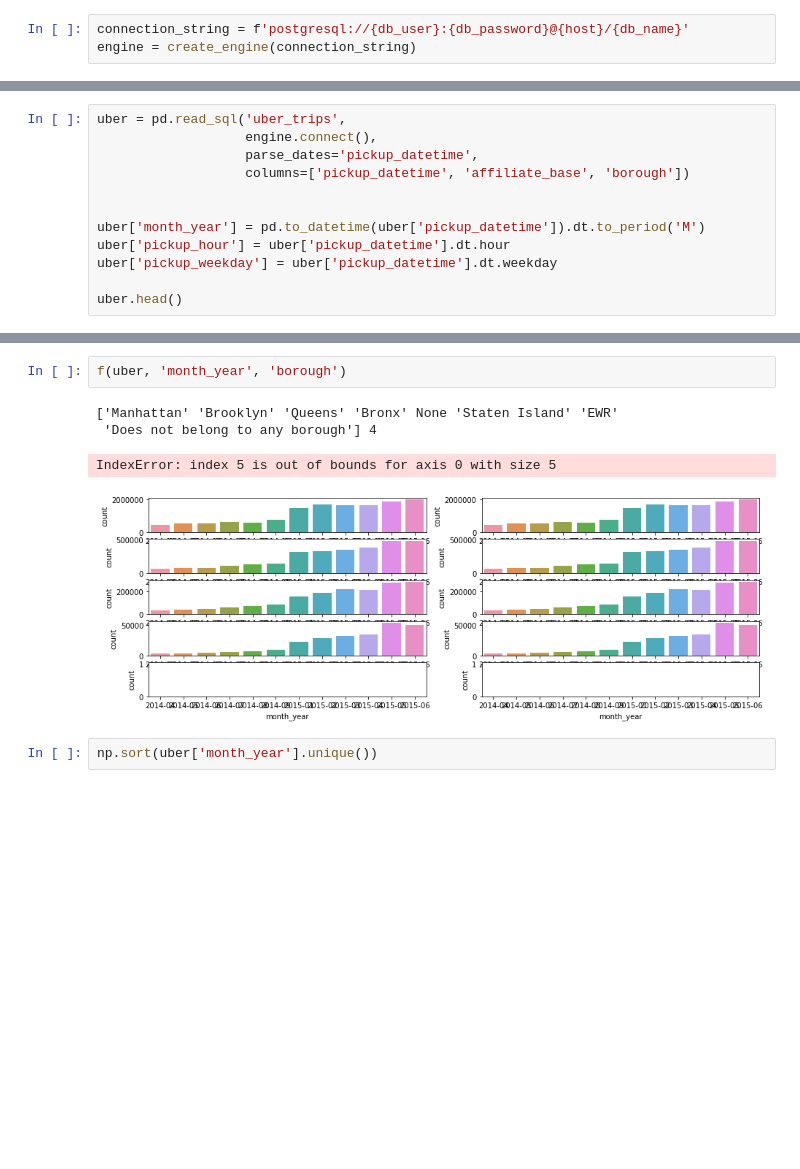
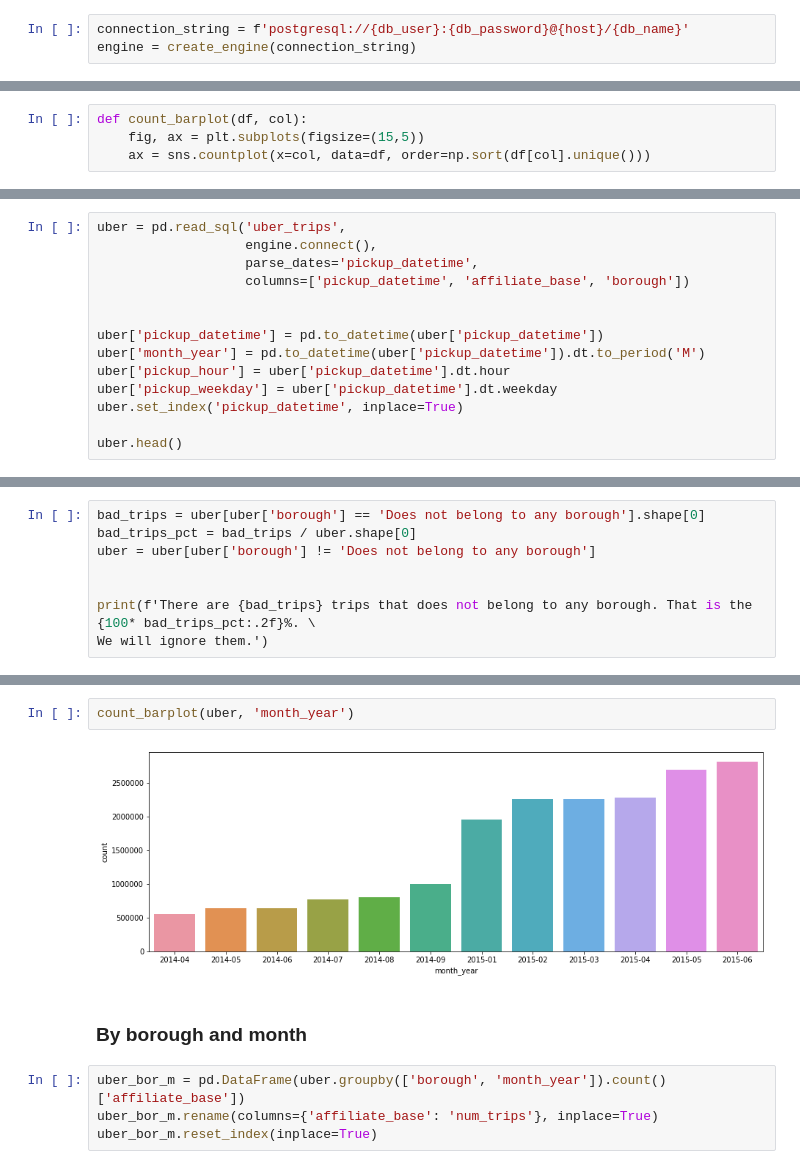
Before and after one commit to hec10r/DS4A_datathon, a Jupyter notebook: Notebooks/final.ipynb, the cells around one changed output, grey strips where cells are left out. Cells and saved outputs as stored; diff of their text form; blank space fills up the shorter version.

Commit message:
Update final with uber info

```diff
--- a/Notebooks/final.ipynb
+++ b/Notebooks/final.ipynb
@@ -15,0 +18,4 @@ engine = create_engine(connection_string)
+# %%
+def count_barplot(df, col):
+    fig, ax = plt.subplots(figsize=(15,5))
+    ax = sns.countplot(x=col, data=df, order=np.sort(df[col].unique()))
@@ -20,9 +46,11 @@ uber = pd.read_sql('uber_trips',
                    columns=['pickup_datetime', 'affiliate_base', 'borough'])
 
 
+uber['pickup_datetime'] = pd.to_datetime(uber['pickup_datetime'])
 uber['month_year'] = pd.to_datetime(uber['pickup_datetime']).dt.to_period('M')
 uber['pickup_hour'] = uber['pickup_datetime'].dt.hour
 uber['pickup_weekday'] = uber['pickup_datetime'].dt.weekday
+uber.set_index('pickup_datetime', inplace=True)
 
 uber.head()
 # %% [output]
@@ -101,0 +74,8 @@ def f(df, col, hue):
+# %%
+bad_trips = uber[uber['borough'] == 'Does not belong to any borough'].shape[0]
+bad_trips_pct = bad_trips / uber.shape[0]
+uber = uber[uber['borough'] != 'Does not belong to any borough']
+
+
+print(f'There are {bad_trips} trips that does not belong to any borough. That is the {100* bad_trips_pct:.2f}%. \
+We will ignore them.')
@@ -102,9 +105,10 @@ def f(df, col, hue):
 # %%
-f(uber, 'month_year', 'borough')
+count_barplot(uber, 'month_year')
 # %% [output]
-['Manhattan' 'Brooklyn' 'Queens' 'Bronx' None 'Staten Island' 'EWR'
- 'Does not belong to any borough'] 4
-IndexError: index 5 is out of bounds for axis 0 with size 5
-[figure, old version]
+[figure, new version]
-# %%
-np.sort(uber['month_year'].unique())
+# %% [markdown]
+### By borough and month
+# %%
+uber_bor_m = pd.DataFrame(uber.groupby(['borough', 'month_year']).count()['affiliate_base'])
+uber_bor_m.rename(columns={'affiliate_base': 'num_trips'}, inplace=True)
+uber_bor_m.reset_index(inplace=True)
```
Also changed, not shown: parts of 35 cells of this notebook.
